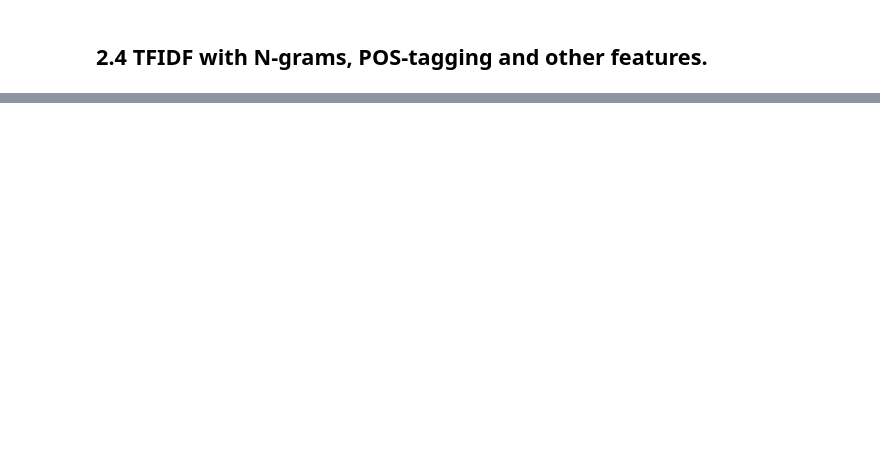
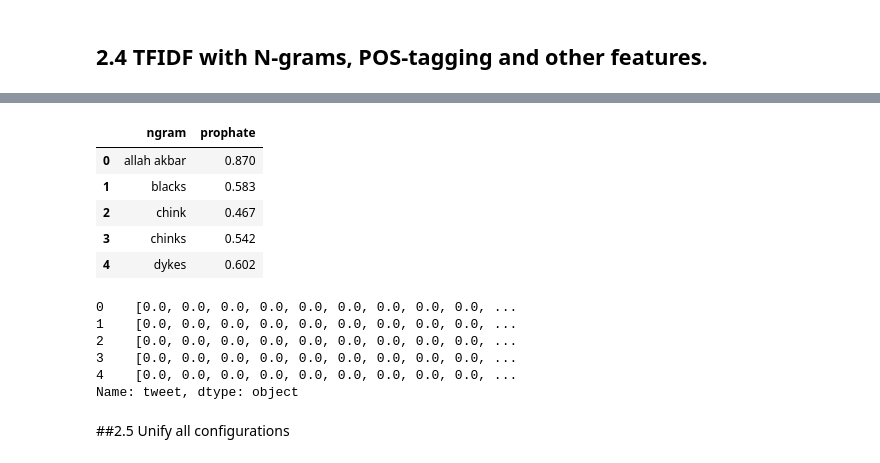
Before and after one commit to raulbs7/Machine-Learning-Techniques-Project, a Jupyter notebook: NLP_Supervised_Project/2_Vectorization.ipynb, the cells around one changed output, grey strips where cells are left out. Cells and saved outputs as stored; diff of their text form; code cells hidden in the pictures; blank space fills up the shorter version.

```diff
--- a/NLP_Supervised_Project/2_Vectorization.ipynb
+++ b/NLP_Supervised_Project/2_Vectorization.ipynb
@@ -164,0 +164,2 @@ Name: tweet, Length: 24783, dtype: object
+# %%
+hatred_dictionary = upload_dataframes([])
@@ -164,0 +170,9 @@ Name: tweet, Length: 24783, dtype: object
+# %%
+hatred_dictionary.head()
+# %% [output]
+|  | ngram | prophate |
+| 0 | allah akbar | 0.870 |
+| 1 | blacks | 0.583 |
+| 2 | chink | 0.467 |
+| 3 | chinks | 0.542 |
+| 4 | dykes | 0.602 |
@@ -164,0 +188,12 @@ Name: tweet, Length: 24783, dtype: object
+# %%
+tweets_hatred_dict = tweets['tweet'].apply(hatred_dict_analysis)
+tweets_hatred_dict.head()
+# %% [output]
+0    [0.0, 0.0, 0.0, 0.0, 0.0, 0.0, 0.0, 0.0, 0.0, ...
+1    [0.0, 0.0, 0.0, 0.0, 0.0, 0.0, 0.0, 0.0, 0.0, ...
+2    [0.0, 0.0, 0.0, 0.0, 0.0, 0.0, 0.0, 0.0, 0.0, ...
+3    [0.0, 0.0, 0.0, 0.0, 0.0, 0.0, 0.0, 0.0, 0.0, ...
+4    [0.0, 0.0, 0.0, 0.0, 0.0, 0.0, 0.0, 0.0, 0.0, ...
+Name: tweet, dtype: object
+# %% [markdown]
+##2.5 Unify all configurations
```
Also changed, not shown: parts of 29 cells of this notebook.
